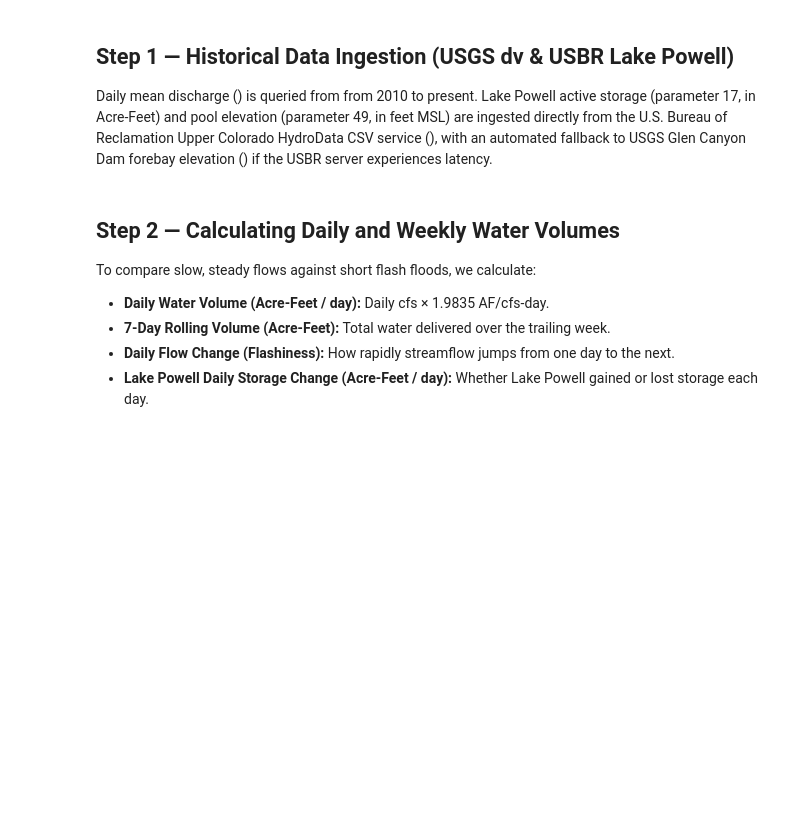
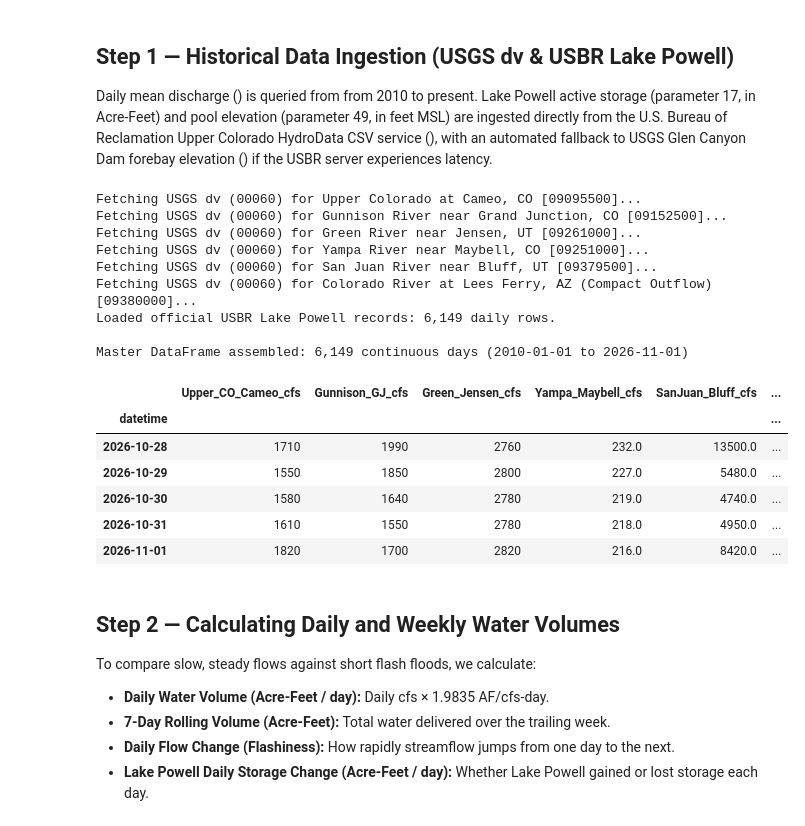
Before and after one commit to schochdo/CO_River, a Jupyter notebook: notebooks/03_tributary_ml_analysis.ipynb, the cells around one changed output. Saved outputs shown, nothing was run; the diff lists cells and outputs as text; code cells hidden in the pictures; blank space fills up the shorter version.

```diff
--- a/notebooks/03_tributary_ml_analysis.ipynb
+++ b/notebooks/03_tributary_ml_analysis.ipynb
@@ -129,36 +131,51 @@ def fetch_powell_storage_and_elevation(start_dt: str, end_dt: str) -> pd.DataFra
     except Exception as e:
         print(f"USBR CSV direct fetch failed ({e}). Falling back to USGS 09379900 forebay elevation...")
         df_fb, _ = nwis.get_dv(sites="09379900", parameterCd="62614", startDt=start_dt, endDt=end_dt)
         df_fb.index = pd.to_datetime(df_fb.index).tz_localize(None).normalize()
         elev_col = [c for c in df_fb.columns if "62614" in c and "_cd" not in c][0]
         powell = pd.DataFrame(index=df_fb.index)
         powell["Powell_Elev_ft"] = pd.to_numeric(df_fb[elev_col], errors="coerce")
 
         # Non-linear hypsometric storage curve approximation (Dead pool = 3,370 ft, Full pool = 3,700 ft)
         h_above_dead = np.clip(powell["Powell_Elev_ft"] - 3370.0, 0, None)
         powell["Powell_Storage_AF"] = 24_322_000 * ((h_above_dead / 330.0) ** 2.35)
         return powell[~powell.index.duplicated(keep="first")]
 
 # 1. Fetch all 5 independent tributaries + Lees Ferry
 series_list = []
 for key, meta in {**TRIBUTARY_GAUGES, **OUTFLOW_GAUGE}.items():
     print(f"Fetching USGS dv (00060) for {meta['label']} [{meta['site_id']}]...")
     s = fetch_usgs_dv_series(meta["site_id"], f"{key}_cfs", START_DATE, END_DATE)
     series_list.append(s)
 
 # 2. Fetch Lake Powell storage & elevation
 powell_df = fetch_powell_storage_and_elevation(START_DATE, END_DATE)
 
 # 3. Assemble Master Date-Indexed DataFrame
 master_df = pd.concat(series_list, axis=1).join(powell_df, how="inner").sort_index()
 
 # Interpolate isolated 1-to-3 day telemetry dropouts and drop remaining NaNs
 master_df = master_df.interpolate(method="time", limit=3).dropna()
 
-print(f"
-Master DataFrame assembled: {master_df.shape[0]:,} continuous days "
-      f"({master_df.index.min().date()} to {master_df.index.max().date()})")
+print(f"\nMaster DataFrame assembled: {master_df.shape[0]:,} continuous days " f"({master_df.index.min().date()} to {master_df.index.max().date()})\n")
 master_df.tail()
+# %% [output]
+Fetching USGS dv (00060) for Upper Colorado at Cameo, CO [09095500]...
+Fetching USGS dv (00060) for Gunnison River near Grand Junction, CO [09152500]...
+Fetching USGS dv (00060) for Green River near Jensen, UT [09261000]...
+Fetching USGS dv (00060) for Yampa River near Maybell, CO [09251000]...
+Fetching USGS dv (00060) for San Juan River near Bluff, UT [09379500]...
+Fetching USGS dv (00060) for Colorado River at Lees Ferry, AZ (Compact Outflow) [09380000]...
+Loaded official USBR Lake Powell records: 6,149 daily rows.
+
+Master DataFrame assembled: 6,149 continuous days (2010-01-01 to 2026-11-01)
+|  | Upper_CO_Cameo_cfs | Gunnison_GJ_cfs | Green_Jensen_cfs | Yampa_Maybell_cfs | SanJuan_Bluff_cfs | ... |
+| datetime |  |  |  |  |  | ... |
+| 2026-10-28 | 1710 | 1990 | 2760 | 232.0 | 13500.0 | ... |
+| 2026-10-29 | 1550 | 1850 | 2800 | 227.0 | 5480.0 | ... |
+| 2026-10-30 | 1580 | 1640 | 2780 | 219.0 | 4740.0 | ... |
+| 2026-10-31 | 1610 | 1550 | 2780 | 218.0 | 4950.0 | ... |
+| 2026-11-01 | 1820 | 1700 | 2820 | 216.0 | 8420.0 | ... |
 # %% [markdown]
 ## Step 2 — Calculating Daily and Weekly Water Volumes
 To compare slow, steady flows against short flash floods, we calculate:
```
Also changed, not shown: parts of 15 cells of this notebook, 14 other files.
